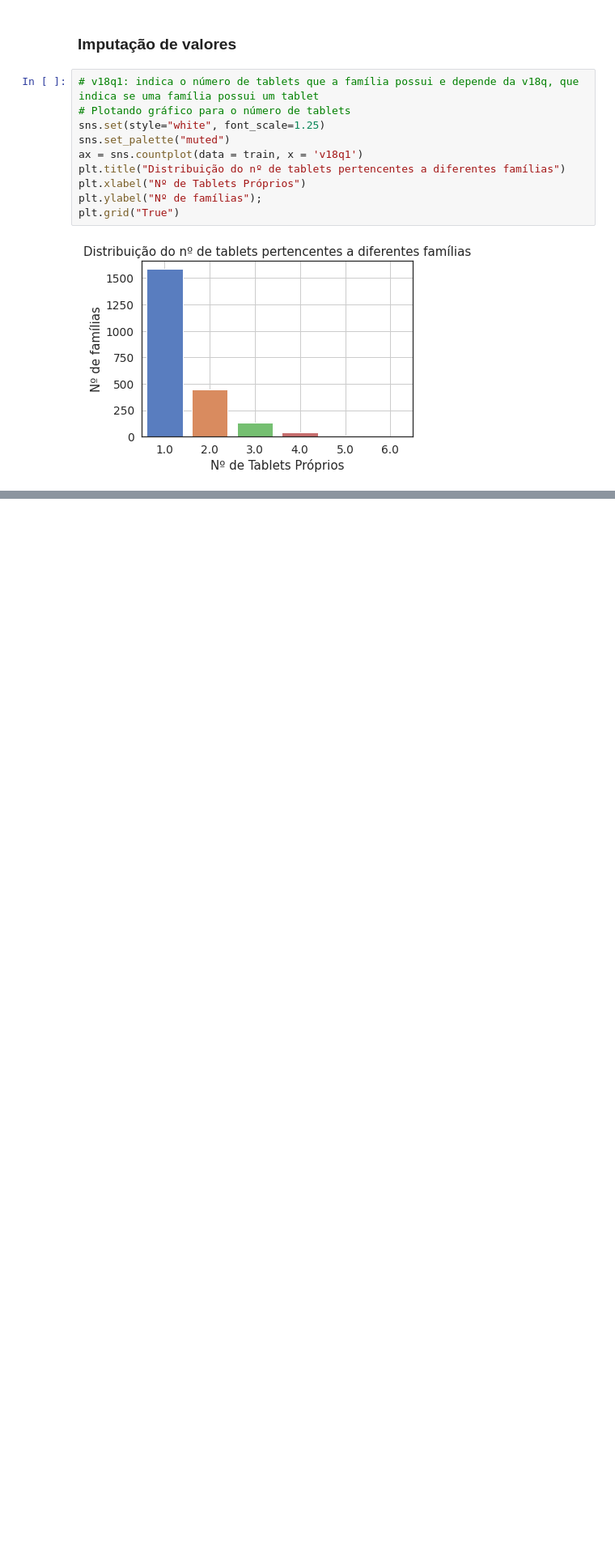
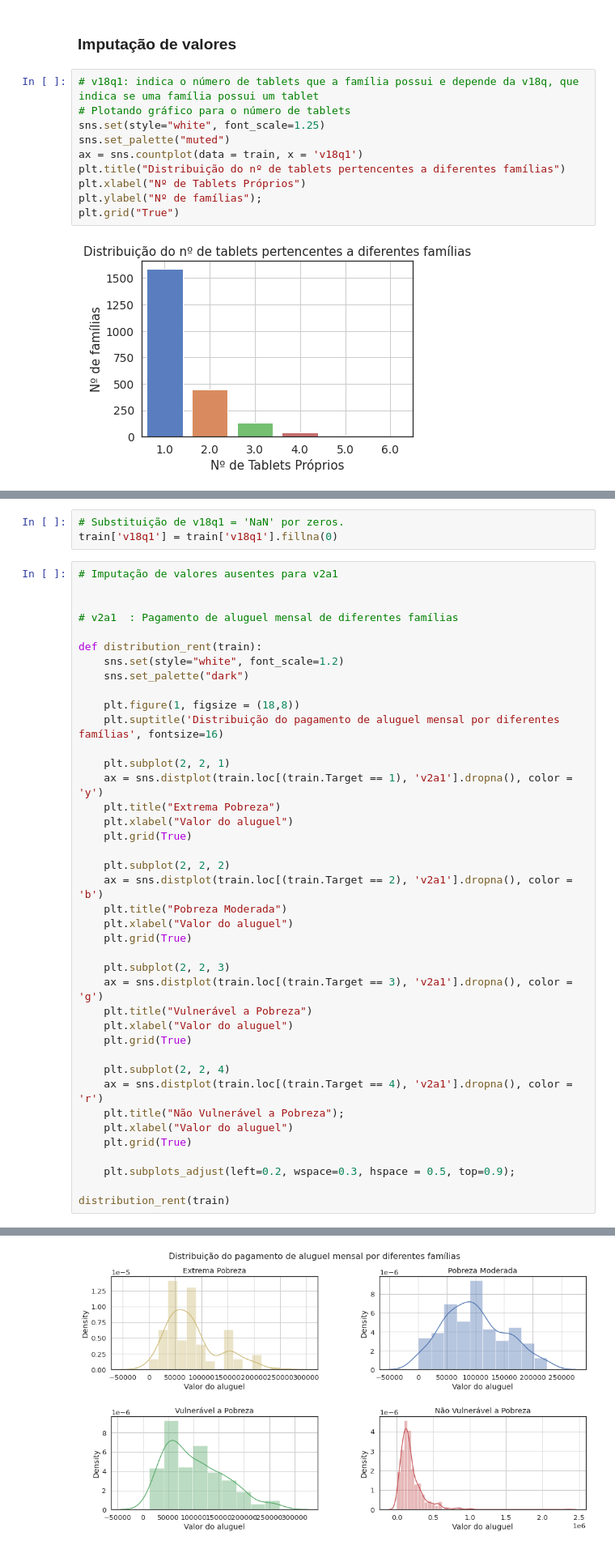
Before and after one commit to leandrorodor/PGR-IESB-P9043-CDNA-20203, a Jupyter notebook: projeto_kaggle.ipynb, the cells around one changed output, grey strips where cells are left out. Shown at 81% size. Saved outputs shown, nothing was run; the diff lists cells and outputs as text; blank space fills up the shorter version.

```diff
--- a/projeto_kaggle.ipynb
+++ b/projeto_kaggle.ipynb
@@ -119,0 +142,44 @@ plt.grid("True")
+# %%
+# Substituição de v18q1 = 'NaN' por zeros.
+train['v18q1'] = train['v18q1'].fillna(0)
+# %%
+# Imputação de valores ausentes para v2a1
+
+
+# v2a1  : Pagamento de aluguel mensal de diferentes famílias
+
+def distribution_rent(train):
+    sns.set(style="white", font_scale=1.2)
+    sns.set_palette("dark")
+
+    plt.figure(1, figsize = (18,8))
+    plt.suptitle('Distribuição do pagamento de aluguel mensal por diferentes famílias', fontsize=16)
+
+    plt.subplot(2, 2, 1)
+    ax = sns.distplot(train.loc[(train.Target == 1), 'v2a1'].dropna(), color = 'y')
+    plt.title("Extrema Pobreza")
+    plt.xlabel("Valor do aluguel")
+    plt.grid(True)
+
+    plt.subplot(2, 2, 2)
+    ax = sns.distplot(train.loc[(train.Target == 2), 'v2a1'].dropna(), color = 'b')
+    plt.title("Pobreza Moderada")
+    plt.xlabel("Valor do aluguel")
+    plt.grid(True)
+
+    plt.subplot(2, 2, 3)
+    ax = sns.distplot(train.loc[(train.Target == 3), 'v2a1'].dropna(), color = 'g')
+    plt.title("Vulnerável a Pobreza")
+    plt.xlabel("Valor do aluguel")
+    plt.grid(True)
+
+    plt.subplot(2, 2, 4)
+    ax = sns.distplot(train.loc[(train.Target == 4), 'v2a1'].dropna(), color = 'r')
+    plt.title("Não Vulnerável a Pobreza");
+    plt.xlabel("Valor do aluguel")
+    plt.grid(True)
+
+    plt.subplots_adjust(left=0.2, wspace=0.3, hspace = 0.5, top=0.9);
+
+distribution_rent(train)
+# %% [output]
@@ -119,0 +196 @@ plt.grid("True")
+[figure, added]
```
Also changed, not shown: parts of 12 cells of this notebook.
